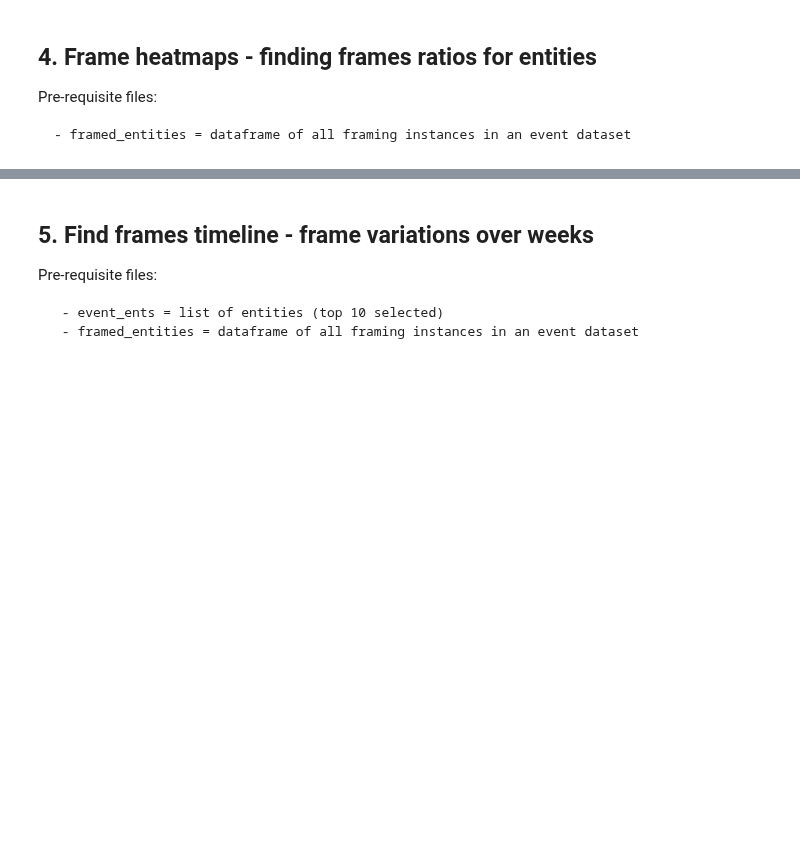
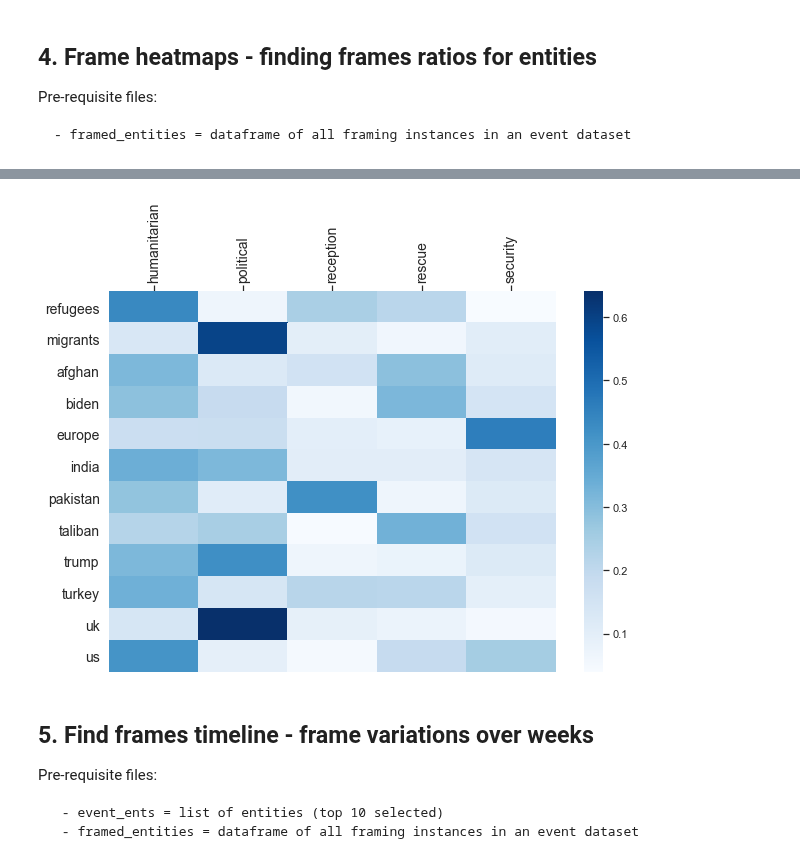
Before and after one commit to janiwo/refugee_project, a Jupyter notebook: Code/06 Frame Attribution.ipynb, the cells around one changed output, grey strips where cells are left out. Saved outputs shown, nothing was run; the diff lists cells and outputs as text; code cells hidden in the pictures; blank space fills up the shorter version.

```diff
--- a/Code/06 Frame Attribution.ipynb
+++ b/Code/06 Frame Attribution.ipynb
@@ -280,7 +230,7 @@ en_nlp = stanza.Pipeline("en",
                           processors = "tokenize,pos,lemma,depparse",
                           verbose=False)
 # %%
-def assign_frame_properties(event_df, tagged_tweets,event_ents,frame_properties,word_properties):
+def assign_frame_properties(event_df, tagged_tweets,event_ents,frame_properties,word_properties,event_name):
     # import these modules
     from collections import defaultdict
     from nltk.stem import WordNetLemmatizer
@@ -290,7 +240,7 @@ def assign_frame_properties(event_df, tagged_tweets,event_ents,frame_properties,
         #add frame by word choice
         rep_head = get_ent_head(ent_to_compare)
         add_dataframe_entry(ent_to_add,rep_head,frame_properties,word_properties)
-
+        #print(clean_tweet)
         #find all dependencies of the entity head
         for related in range(len(ent_words)):
             ent_word = ent_words[related][1].lower()
@@ -365,8 +315,11 @@ def assign_frame_properties(event_df, tagged_tweets,event_ents,frame_properties,
     return ent_frames
 # %%
 def get_framed_entities(event_name):
-    event_df = read_event_df(event_name)
+    event_df = read_event_df(event_name)#[47138:47142]
+    #event_df.reset_index(drop=False,inplace=True)
     tagged_tweets = load_pickle(f'{event_name}_tagged_tweets')
+    #tweet = 'GREECE plans floating barrier to stop flood of illegal alien Muslim migrantwannabes.'
+    #tagged_tweets = [en_nlp(tweet) for tweet in tqdm(event_df['parsing_corpus'])]
     event_ents = load_pickle(f'{event_name}_what_merged')
     frame_properties = load_pickle(f'{event_name}_final_frames')
     word_properties = load_pickle(f'{event_name}_word_properties')
@@ -375,7 +328,7 @@ def get_framed_entities(event_name):
     for key,value in event_ents.items():
         event_ents[key] = sorted(value,key=len, reverse=True)
 
-    ent_frames = assign_frame_properties(event_df,tagged_tweets,event_ents)
+    ent_frames = assign_frame_properties(event_df,tagged_tweets,event_ents,frame_properties,word_properties,event_name)
 
     framed_entities = pd.DataFrame.from_dict(ent_frames)
 
@@ -389,3 +342,5 @@ framed_entities = get_framed_entities('channel')
 framed_entities = get_framed_entities('tigray')
 # %%
 framed_entities = get_framed_entities('rohingya')
+# %%
+framed_entities = get_framed_entities('afghanistan')
@@ -413,7 +372,7 @@ def aggregate_frames(framed_entities):
 
 
 def frame_heatmap(aggr_frames,event_name):
-    cols = list(aggr_frames.columns)
+    cols = sorted(list(aggr_frames.columns))
     cols.remove('refugees')
     cols.remove('migrants')
     aggr_frames = aggr_frames[['refugees', 'migrants'] + cols]
@@ -424,12 +383,13 @@ def frame_heatmap(aggr_frames,event_name):
 
     #aggr_frames.reindex(['refugees', 'migrants'] + cols)
     cbar_kws = {"shrink":.5, 'extend':'both'}
-    plt.figure(figsize = (16,10))
+    plt.figure(figsize = (10,7))
     ax = sns.heatmap(aggr_frames, cmap='Blues',  fmt='g')
     #ax.set_xlabel('X LABEL')
     loc, labels = plt.xticks()
 
     ax.set_xticklabels(labels, rotation=90)
+    ax.tick_params(axis='both', which='major', labelsize=14)
     ax.xaxis.set_ticks_position('top')
     ax.set(ylabel=None)
     figure = ax.get_figure()
@@ -465,3 +425,9 @@ frame_heatmap(aggr_frames_pct,'rohingya')
+# %%
+framed_entities = load_pickle('afghanistan_framed_entities')
+aggr_frames, aggr_frames_pct = aggregate_frames(framed_entities)
+frame_heatmap(aggr_frames_pct,'afghanistan')
+# %% [output]
+[figure, added]
 # %% [markdown]
 ## 5. Find frames timeline - frame variations over weeks
 
```
Also changed, not shown: parts of 36 cells of this notebook, 3 other files.
